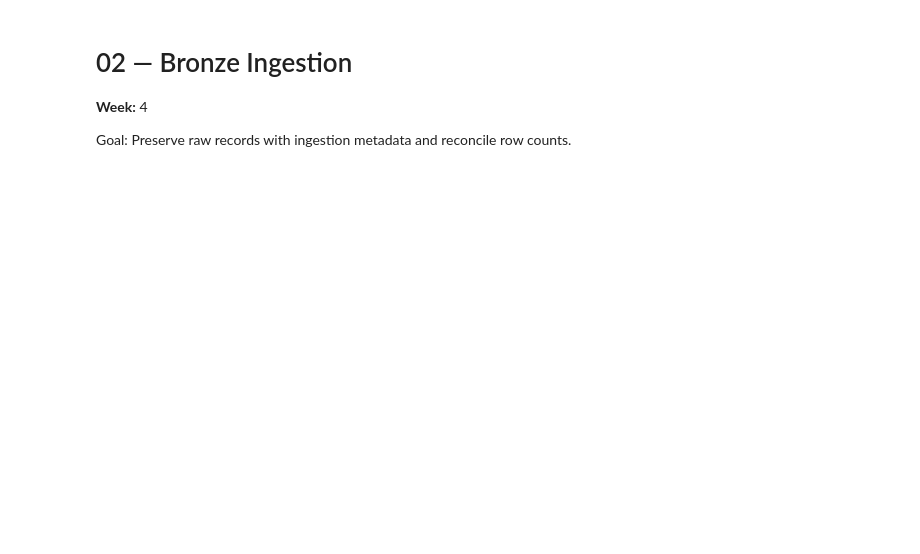
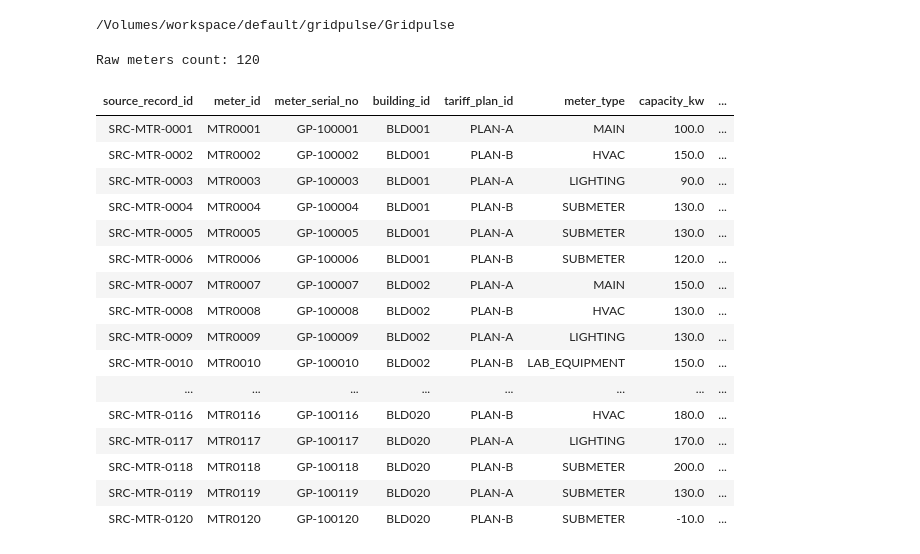
Before and after one commit to tarajyothi/bvrith-de-c1-team05-gridpulse-campus-energy-command-center, a Jupyter notebook: notebooks/02_bronze_ingestion.ipynb, the cells around one changed output. Drawn from its saved outputs; the diff is of its cells as text; code cells hidden in the pictures; blank space fills up the shorter version.

Commit message:
completed 02_bronze_ingestion.ipynb

```diff
--- a/notebooks/02_bronze_ingestion.ipynb
+++ b/notebooks/02_bronze_ingestion.ipynb
@@ -1,6 +0,0 @@
-# %% [markdown]
-# 02 — Bronze Ingestion
-
-**Week:** 4
-
-Goal: Preserve raw records with ingestion metadata and reconcile row counts.
@@ -18,0 +1,34 @@ display(bronze_df.limit(10))
+# %%
+BASE_PATH = "/Volumes/workspace/default/gridpulse/Gridpulse"
+
+print(BASE_PATH)
+# %% [output]
+/Volumes/workspace/default/gridpulse/Gridpulse
+# %%
+meters_raw = spark.read.csv(
+    f"{BASE_PATH}/meters.csv",
+    header=True,
+    inferSchema=True
+)
+
+print("Raw meters count:", meters_raw.count())
+display(meters_raw)
+# %% [output]
+Raw meters count: 120
+| source_record_id | meter_id | meter_serial_no | building_id | tariff_plan_id | meter_type | capacity_kw | ... |
+| SRC-MTR-0001 | MTR0001 | GP-100001 | BLD001 | PLAN-A | MAIN | 100.0 | ... |
+| SRC-MTR-0002 | MTR0002 | GP-100002 | BLD001 | PLAN-B | HVAC | 150.0 | ... |
+| SRC-MTR-0003 | MTR0003 | GP-100003 | BLD001 | PLAN-A | LIGHTING | 90.0 | ... |
+| SRC-MTR-0004 | MTR0004 | GP-100004 | BLD001 | PLAN-B | SUBMETER | 130.0 | ... |
+| SRC-MTR-0005 | MTR0005 | GP-100005 | BLD001 | PLAN-A | SUBMETER | 130.0 | ... |
+| SRC-MTR-0006 | MTR0006 | GP-100006 | BLD001 | PLAN-B | SUBMETER | 120.0 | ... |
+| SRC-MTR-0007 | MTR0007 | GP-100007 | BLD002 | PLAN-A | MAIN | 150.0 | ... |
+| SRC-MTR-0008 | MTR0008 | GP-100008 | BLD002 | PLAN-B | HVAC | 130.0 | ... |
+| SRC-MTR-0009 | MTR0009 | GP-100009 | BLD002 | PLAN-A | LIGHTING | 130.0 | ... |
+| SRC-MTR-0010 | MTR0010 | GP-100010 | BLD002 | PLAN-B | LAB_EQUIPMENT | 150.0 | ... |
+| ... | ... | ... | ... | ... | ... | ... | ... |
+| SRC-MTR-0116 | MTR0116 | GP-100116 | BLD020 | PLAN-B | HVAC | 180.0 | ... |
+| SRC-MTR-0117 | MTR0117 | GP-100117 | BLD020 | PLAN-A | LIGHTING | 170.0 | ... |
+| SRC-MTR-0118 | MTR0118 | GP-100118 | BLD020 | PLAN-B | SUBMETER | 200.0 | ... |
+| SRC-MTR-0119 | MTR0119 | GP-100119 | BLD020 | PLAN-A | SUBMETER | 130.0 | ... |
+| SRC-MTR-0120 | MTR0120 | GP-100120 | BLD020 | PLAN-B | SUBMETER | -10.0 | ... |
```
Also changed, not shown: parts of 15 cells of this notebook.
